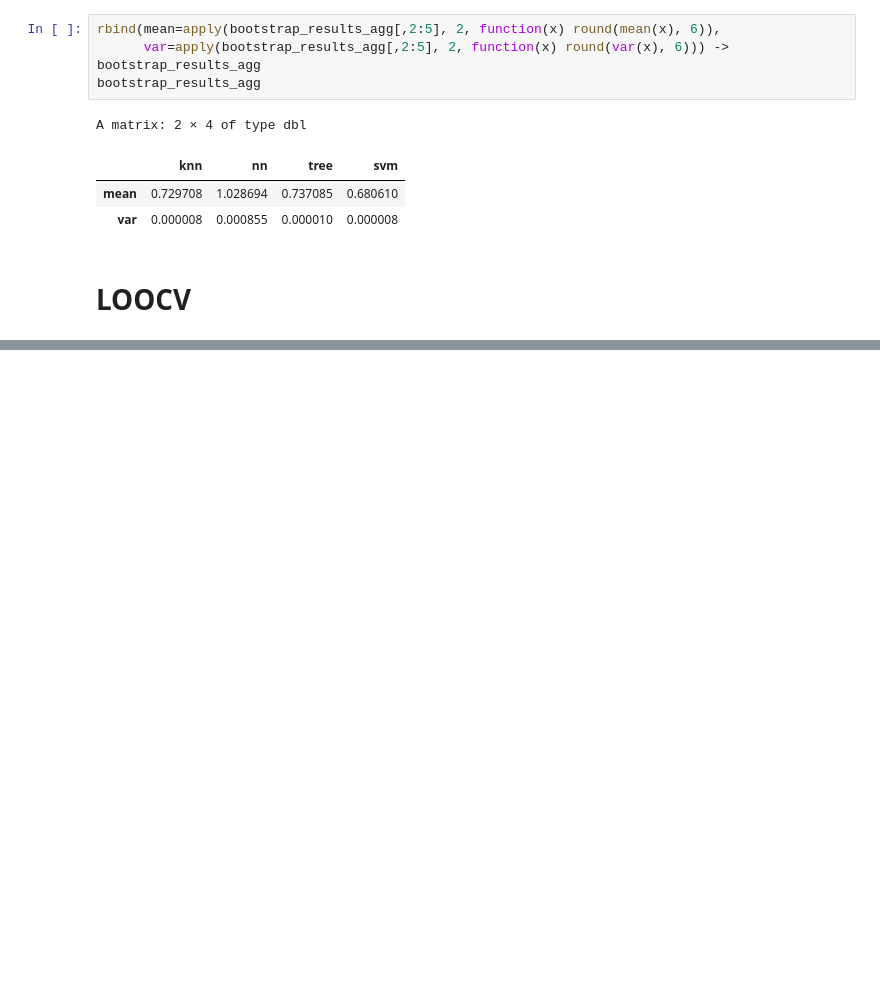
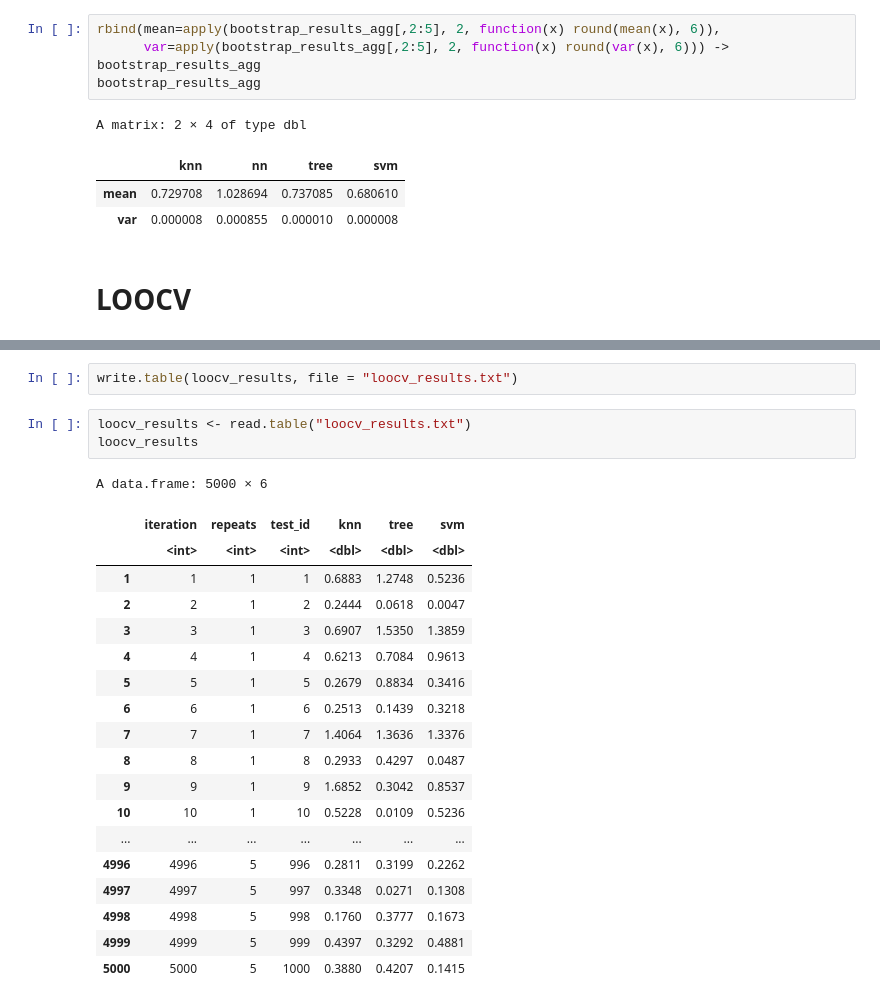
Before and after one commit to mitzy1999/ijs_naloga, a Jupyter notebook: R_2del.ipynb, the cells around one changed output, grey strips where cells are left out. Drawn from its saved outputs; the diff is of its cells as text; blank space fills up the shorter version.

```diff
--- a/R_2del.ipynb
+++ b/R_2del.ipynb
@@ -349,0 +415,25 @@ A matrix: 2 × 4 of type dbl
+# %%
+write.table(loocv_results, file = "loocv_results.txt")
+# %%
+loocv_results <- read.table("loocv_results.txt")
+loocv_results
+# %% [output]
+A data.frame: 5000 × 6
+|  | iteration | repeats | test_id | knn | tree | svm |
+|  | <int> | <int> | <int> | <dbl> | <dbl> | <dbl> |
+| 1 | 1 | 1 | 1 | 0.6883 | 1.2748 | 0.5236 |
+| 2 | 2 | 1 | 2 | 0.2444 | 0.0618 | 0.0047 |
+| 3 | 3 | 1 | 3 | 0.6907 | 1.5350 | 1.3859 |
+| 4 | 4 | 1 | 4 | 0.6213 | 0.7084 | 0.9613 |
+| 5 | 5 | 1 | 5 | 0.2679 | 0.8834 | 0.3416 |
+| 6 | 6 | 1 | 6 | 0.2513 | 0.1439 | 0.3218 |
+| 7 | 7 | 1 | 7 | 1.4064 | 1.3636 | 1.3376 |
+| 8 | 8 | 1 | 8 | 0.2933 | 0.4297 | 0.0487 |
+| 9 | 9 | 1 | 9 | 1.6852 | 0.3042 | 0.8537 |
+| 10 | 10 | 1 | 10 | 0.5228 | 0.0109 | 0.5236 |
+| ... | ... | ... | ... | ... | ... | ... |
+| 4996 | 4996 | 5 | 996 | 0.2811 | 0.3199 | 0.2262 |
+| 4997 | 4997 | 5 | 997 | 0.3348 | 0.0271 | 0.1308 |
+| 4998 | 4998 | 5 | 998 | 0.1760 | 0.3777 | 0.1673 |
+| 4999 | 4999 | 5 | 999 | 0.4397 | 0.3292 | 0.4881 |
+| 5000 | 5000 | 5 | 1000 | 0.3880 | 0.4207 | 0.1415 |
```
Also changed, not shown: parts of 4 cells of this notebook, 2 other files.
